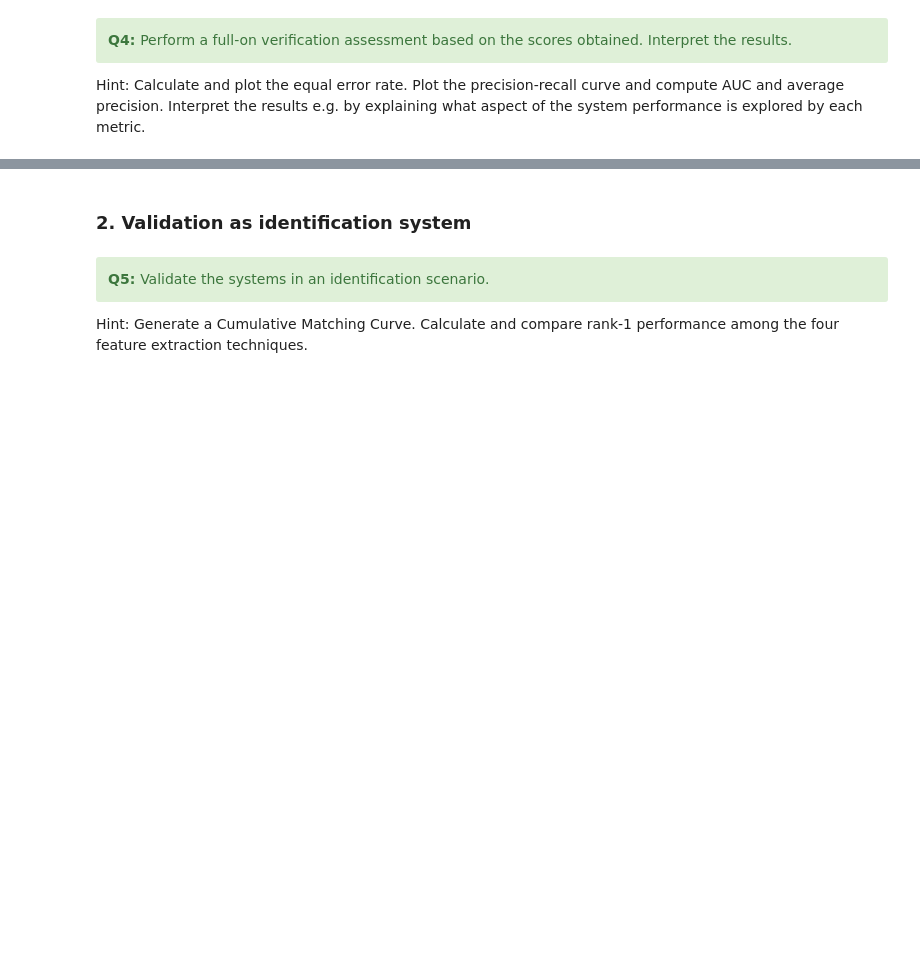
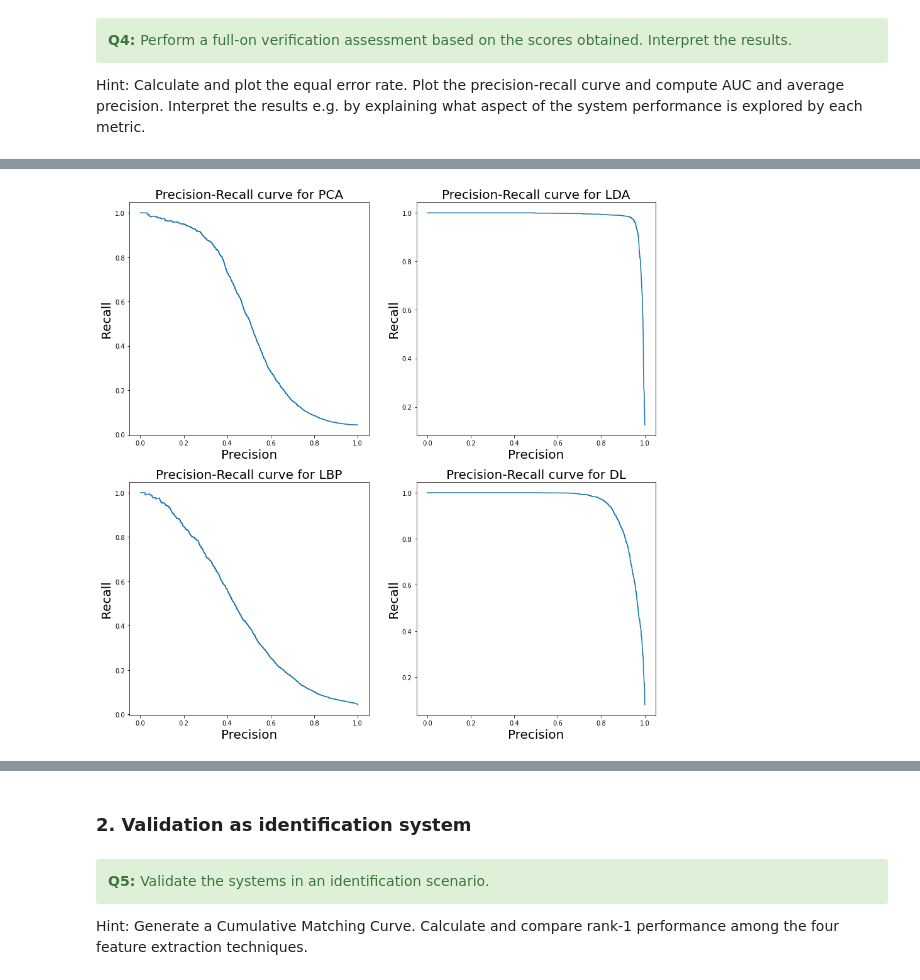
Before and after one commit to denizsoysal/biometrics, a Jupyter notebook: assignments/assignment3/Assignment3/assignment_3_2022.ipynb, the cells around one changed output, grey strips where cells are left out. Saved outputs shown, nothing was run; the diff lists cells and outputs as text; code cells hidden in the pictures; blank space fills up the shorter version.

```diff
--- a/assignments/assignment3/Assignment3/assignment_3_2022.ipynb
+++ b/assignments/assignment3/Assignment3/assignment_3_2022.ipynb
@@ -802,0 +858,24 @@ Hint: Calculate and plot the equal error rate. Plot the precision-recall curve a
+# %%
+from sklearn import metrics
+
+"""Calculate the ROC AUC."""
+#the function metrics.auc(y_true, y_score) allows us to compute the ROC AUC, based on the fpr vector and the tpr vector
+
+method = ["PCA", "LDA", "LBP", "DL"]
+genuine_ids=[genuine_id_PCA,genuine_id_LDA,genuine_id_LBP,genuine_id_DL]
+total_scores=[total_scores_PCA,total_scores_LDA,total_scores_LBP,total_scores_DL]
+ROC_AUC =[]
+
+for i in range(len(method)):
+    ROC_AUC.append(metrics.roc_auc_score(genuine_ids[i], total_scores[i]))
+
+
+table = BeautifulTable()
+table.rows.append([ROC_AUC[0]])
+table.rows.append([ROC_AUC[1]])
+table.rows.append([ROC_AUC[2]])
+table.rows.append([ROC_AUC[3]])
+
+table.rows.header = method
+table.columns.header = ["ROC AUC"]
+print(table)
@@ -802,0 +958,23 @@ Hint: Calculate and plot the equal error rate. Plot the precision-recall curve a
+# %%
+from sklearn.metrics import precision_recall_curve
+
+precision_PCA, recall_PCA, thresholds_PCA = precision_recall_curve(genuine_id_PCA, total_scores_PCA, pos_label=1)
+precision_LDA, recall_LDA, thresholds_LDA = precision_recall_curve(genuine_id_LDA, total_scores_LDA, pos_label=1)
+precision_LBP, recall_LBP, thresholds_LBP = precision_recall_curve(genuine_id_LBP, total_scores_LBP, pos_label=1)
+precision_DL, recall_DL, thresholds_DL = precision_recall_curve(genuine_id_DL, total_scores_DL, pos_label=1)
+# %%
+fig, ax = plt.subplots(2,2, figsize=(15,15))
+bins = np.linspace(0, 1, 150)
+
+method = ["PCA", "LDA", "LBP", "DL"]
+recall = [recall_PCA,recall_LDA,recall_LBP,recall_DL]
+precision = [precision_PCA,precision_LDA,precision_LBP,precision_DL]
+
+
+for i, ax in enumerate(fig.axes):
+    ax.plot(recall[i],precision[i])
+    ax.set_title("Precision-Recall curve for " +method[i] , fontsize=20)
+    ax.set_xlabel('Precision', fontsize=20)
+    ax.set_ylabel('Recall', fontsize=20)
+# %% [output]
+[figure, added]
```
Also changed, not shown: parts of 70 cells of this notebook.
